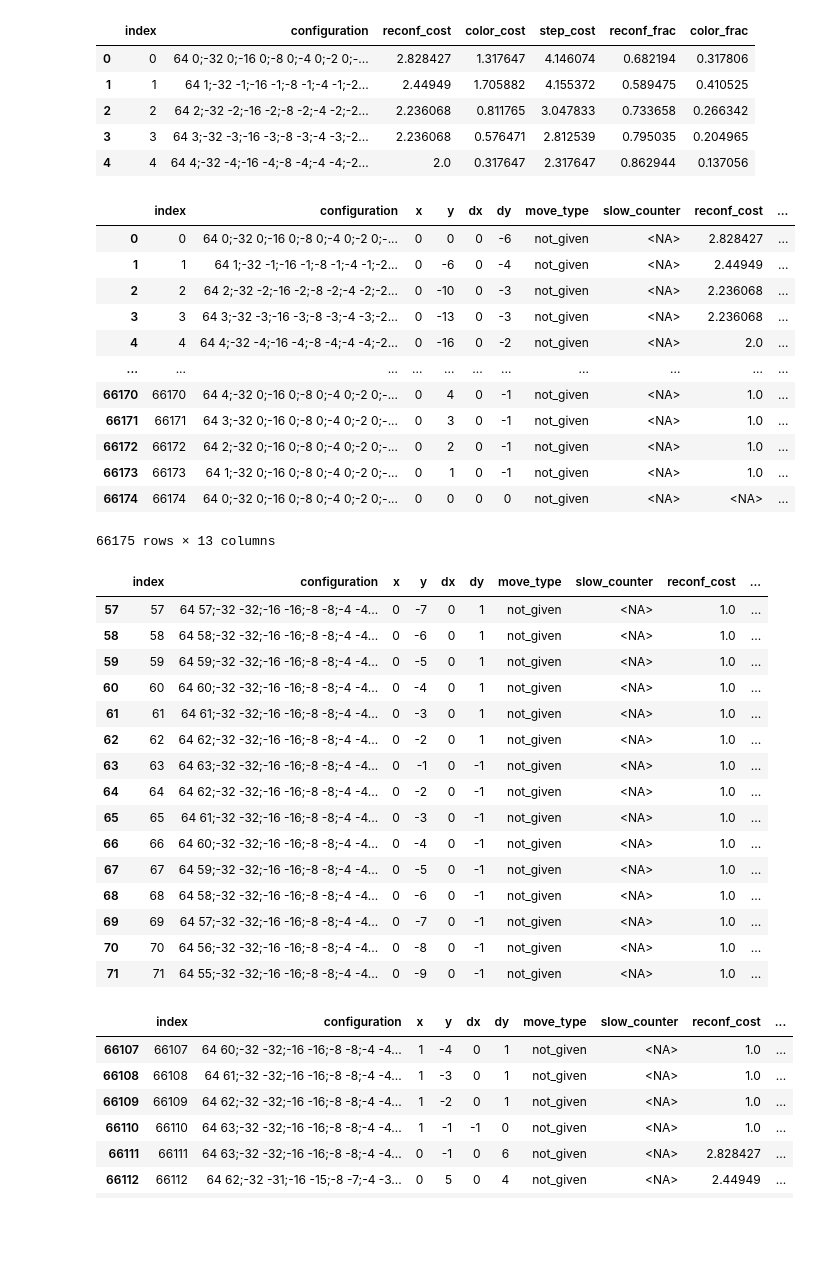
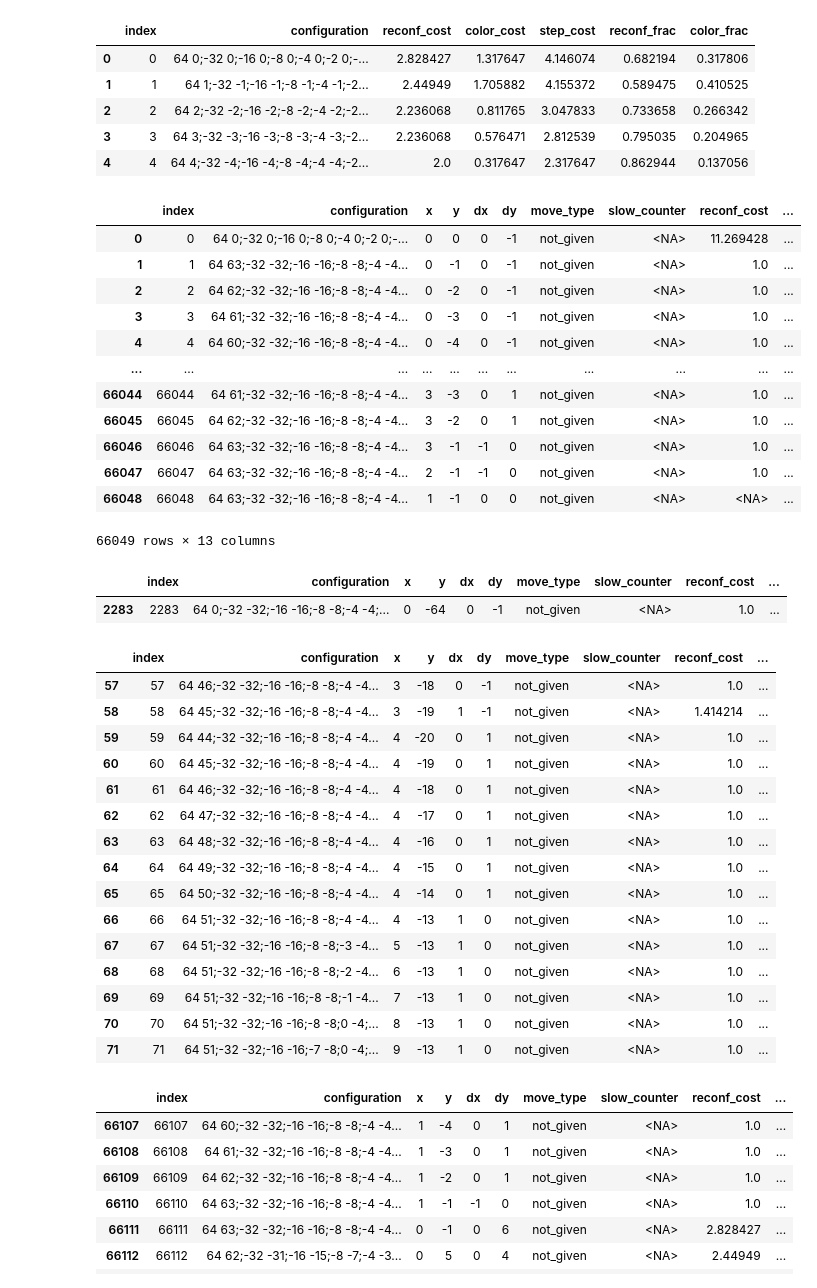
Before and after one commit to seljaks/santa2022, a Jupyter notebook: notebooks/analysis.ipynb, the cells around one changed output. Cells and saved outputs as stored; diff of their text form; code cells hidden in the pictures; blank space fills up the shorter version.

Commit message:
remove the start and end arm movements

```diff
--- a/notebooks/analysis.ipynb
+++ b/notebooks/analysis.ipynb
@@ -19,45 +19,50 @@ stats.head()
 | 3 | 3 | 64 3;-32 -3;-16 -3;-8 -3;-4 -3;-2... | 2.236068 | 0.576471 | 2.812539 | 0.795035 | 0.204965 |
 | 4 | 4 | 64 4;-32 -4;-16 -4;-8 -4;-4 -4;-2... | 2.0 | 0.317647 | 2.317647 | 0.862944 | 0.137056 |
 # %%
-stats = pd.read_csv('../output/submissions/initial_tsp_approach.csv')
+stats = pd.read_csv('../output/submissions/santa2022-8-output-diag-no_start_or_finish.csv')
 stats = stats.join(path_to_arrows(submission_to_path(stats)))
 add_costs(stats, image)
 stats = stats.reset_index()
 stats
 # %% [output]
 |  | index | configuration | x | y | dx | dy | move_type | slow_counter | reconf_cost | ... |
-| 0 | 0 | 64 0;-32 0;-16 0;-8 0;-4 0;-2 0;-... | 0 | 0 | 0 | -6 | not_given | <NA> | 2.828427 | ... |
-| 1 | 1 | 64 1;-32 -1;-16 -1;-8 -1;-4 -1;-2... | 0 | -6 | 0 | -4 | not_given | <NA> | 2.44949 | ... |
-| 2 | 2 | 64 2;-32 -2;-16 -2;-8 -2;-4 -2;-2... | 0 | -10 | 0 | -3 | not_given | <NA> | 2.236068 | ... |
-| 3 | 3 | 64 3;-32 -3;-16 -3;-8 -3;-4 -3;-2... | 0 | -13 | 0 | -3 | not_given | <NA> | 2.236068 | ... |
-| 4 | 4 | 64 4;-32 -4;-16 -4;-8 -4;-4 -4;-2... | 0 | -16 | 0 | -2 | not_given | <NA> | 2.0 | ... |
+| 0 | 0 | 64 0;-32 0;-16 0;-8 0;-4 0;-2 0;-... | 0 | 0 | 0 | -1 | not_given | <NA> | 11.269428 | ... |
+| 1 | 1 | 64 63;-32 -32;-16 -16;-8 -8;-4 -4... | 0 | -1 | 0 | -1 | not_given | <NA> | 1.0 | ... |
+| 2 | 2 | 64 62;-32 -32;-16 -16;-8 -8;-4 -4... | 0 | -2 | 0 | -1 | not_given | <NA> | 1.0 | ... |
+| 3 | 3 | 64 61;-32 -32;-16 -16;-8 -8;-4 -4... | 0 | -3 | 0 | -1 | not_given | <NA> | 1.0 | ... |
+| 4 | 4 | 64 60;-32 -32;-16 -16;-8 -8;-4 -4... | 0 | -4 | 0 | -1 | not_given | <NA> | 1.0 | ... |
 | ... | ... | ... | ... | ... | ... | ... | ... | ... | ... | ... |
-| 66170 | 66170 | 64 4;-32 0;-16 0;-8 0;-4 0;-2 0;-... | 0 | 4 | 0 | -1 | not_given | <NA> | 1.0 | ... |
-| 66171 | 66171 | 64 3;-32 0;-16 0;-8 0;-4 0;-2 0;-... | 0 | 3 | 0 | -1 | not_given | <NA> | 1.0 | ... |
-| 66172 | 66172 | 64 2;-32 0;-16 0;-8 0;-4 0;-2 0;-... | 0 | 2 | 0 | -1 | not_given | <NA> | 1.0 | ... |
-| 66173 | 66173 | 64 1;-32 0;-16 0;-8 0;-4 0;-2 0;-... | 0 | 1 | 0 | -1 | not_given | <NA> | 1.0 | ... |
-| 66174 | 66174 | 64 0;-32 0;-16 0;-8 0;-4 0;-2 0;-... | 0 | 0 | 0 | 0 | not_given | <NA> | <NA> | ... |
+| 66044 | 66044 | 64 61;-32 -32;-16 -16;-8 -8;-4 -4... | 3 | -3 | 0 | 1 | not_given | <NA> | 1.0 | ... |
+| 66045 | 66045 | 64 62;-32 -32;-16 -16;-8 -8;-4 -4... | 3 | -2 | 0 | 1 | not_given | <NA> | 1.0 | ... |
+| 66046 | 66046 | 64 63;-32 -32;-16 -16;-8 -8;-4 -4... | 3 | -1 | -1 | 0 | not_given | <NA> | 1.0 | ... |
+| 66047 | 66047 | 64 63;-32 -32;-16 -16;-8 -8;-4 -4... | 2 | -1 | -1 | 0 | not_given | <NA> | 1.0 | ... |
+| 66048 | 66048 | 64 63;-32 -32;-16 -16;-8 -8;-4 -4... | 1 | -1 | 0 | 0 | not_given | <NA> | <NA> | ... |
-66175 rows × 13 columns
+66049 rows × 13 columns
+# %%
+stats.loc[(stats['x'] == 0) & (stats['y'] == -64), :]
+# %% [output]
+|  | index | configuration | x | y | dx | dy | move_type | slow_counter | reconf_cost | ... |
+| 2283 | 2283 | 64 0;-32 -32;-16 -16;-8 -8;-4 -4;... | 0 | -64 | 0 | -1 | not_given | <NA> | 1.0 | ... |
 # %%
 i = 62
 stats.iloc[i-5:i+10, :]
 # %% [output]
 |  | index | configuration | x | y | dx | dy | move_type | slow_counter | reconf_cost | ... |
-| 57 | 57 | 64 57;-32 -32;-16 -16;-8 -8;-4 -4... | 0 | -7 | 0 | 1 | not_given | <NA> | 1.0 | ... |
-| 58 | 58 | 64 58;-32 -32;-16 -16;-8 -8;-4 -4... | 0 | -6 | 0 | 1 | not_given | <NA> | 1.0 | ... |
-| 59 | 59 | 64 59;-32 -32;-16 -16;-8 -8;-4 -4... | 0 | -5 | 0 | 1 | not_given | <NA> | 1.0 | ... |
-| 60 | 60 | 64 60;-32 -32;-16 -16;-8 -8;-4 -4... | 0 | -4 | 0 | 1 | not_given | <NA> | 1.0 | ... |
-| 61 | 61 | 64 61;-32 -32;-16 -16;-8 -8;-4 -4... | 0 | -3 | 0 | 1 | not_given | <NA> | 1.0 | ... |
-| 62 | 62 | 64 62;-32 -32;-16 -16;-8 -8;-4 -4... | 0 | -2 | 0 | 1 | not_given | <NA> | 1.0 | ... |
-| 63 | 63 | 64 63;-32 -32;-16 -16;-8 -8;-4 -4... | 0 | -1 | 0 | -1 | not_given | <NA> | 1.0 | ... |
-| 64 | 64 | 64 62;-32 -32;-16 -16;-8 -8;-4 -4... | 0 | -2 | 0 | -1 | not_given | <NA> | 1.0 | ... |
-| 65 | 65 | 64 61;-32 -32;-16 -16;-8 -8;-4 -4... | 0 | -3 | 0 | -1 | not_given | <NA> | 1.0 | ... |
-| 66 | 66 | 64 60;-32 -32;-16 -16;-8 -8;-4 -4... | 0 | -4 | 0 | -1 | not_given | <NA> | 1.0 | ... |
-| 67 | 67 | 64 59;-32 -32;-16 -16;-8 -8;-4 -4... | 0 | -5 | 0 | -1 | not_given | <NA> | 1.0 | ... |
-| 68 | 68 | 64 58;-32 -32;-16 -16;-8 -8;-4 -4... | 0 | -6 | 0 | -1 | not_given | <NA> | 1.0 | ... |
-| 69 | 69 | 64 57;-32 -32;-16 -16;-8 -8;-4 -4... | 0 | -7 | 0 | -1 | not_given | <NA> | 1.0 | ... |
-| 70 | 70 | 64 56;-32 -32;-16 -16;-8 -8;-4 -4... | 0 | -8 | 0 | -1 | not_given | <NA> | 1.0 | ... |
-| 71 | 71 | 64 55;-32 -32;-16 -16;-8 -8;-4 -4... | 0 | -9 | 0 | -1 | not_given | <NA> | 1.0 | ... |
+| 57 | 57 | 64 46;-32 -32;-16 -16;-8 -8;-4 -4... | 3 | -18 | 0 | -1 | not_given | <NA> | 1.0 | ... |
+| 58 | 58 | 64 45;-32 -32;-16 -16;-8 -8;-4 -4... | 3 | -19 | 1 | -1 | not_given | <NA> | 1.414214 | ... |
+| 59 | 59 | 64 44;-32 -32;-16 -16;-8 -8;-4 -4... | 4 | -20 | 0 | 1 | not_given | <NA> | 1.0 | ... |
+| 60 | 60 | 64 45;-32 -32;-16 -16;-8 -8;-4 -4... | 4 | -19 | 0 | 1 | not_given | <NA> | 1.0 | ... |
+| 61 | 61 | 64 46;-32 -32;-16 -16;-8 -8;-4 -4... | 4 | -18 | 0 | 1 | not_given | <NA> | 1.0 | ... |
+| 62 | 62 | 64 47;-32 -32;-16 -16;-8 -8;-4 -4... | 4 | -17 | 0 | 1 | not_given | <NA> | 1.0 | ... |
+| 63 | 63 | 64 48;-32 -32;-16 -16;-8 -8;-4 -4... | 4 | -16 | 0 | 1 | not_given | <NA> | 1.0 | ... |
+| 64 | 64 | 64 49;-32 -32;-16 -16;-8 -8;-4 -4... | 4 | -15 | 0 | 1 | not_given | <NA> | 1.0 | ... |
+| 65 | 65 | 64 50;-32 -32;-16 -16;-8 -8;-4 -4... | 4 | -14 | 0 | 1 | not_given | <NA> | 1.0 | ... |
+| 66 | 66 | 64 51;-32 -32;-16 -16;-8 -8;-4 -4... | 4 | -13 | 1 | 0 | not_given | <NA> | 1.0 | ... |
+| 67 | 67 | 64 51;-32 -32;-16 -16;-8 -8;-3 -4... | 5 | -13 | 1 | 0 | not_given | <NA> | 1.0 | ... |
+| 68 | 68 | 64 51;-32 -32;-16 -16;-8 -8;-2 -4... | 6 | -13 | 1 | 0 | not_given | <NA> | 1.0 | ... |
+| 69 | 69 | 64 51;-32 -32;-16 -16;-8 -8;-1 -4... | 7 | -13 | 1 | 0 | not_given | <NA> | 1.0 | ... |
+| 70 | 70 | 64 51;-32 -32;-16 -16;-8 -8;0 -4;... | 8 | -13 | 1 | 0 | not_given | <NA> | 1.0 | ... |
+| 71 | 71 | 64 51;-32 -32;-16 -16;-7 -8;0 -4;... | 9 | -13 | 1 | 0 | not_given | <NA> | 1.0 | ... |
 # %%
 i = 62+66050
 stats.iloc[i-5:i+10, :]
```
Also changed, not shown: 1 other file.
